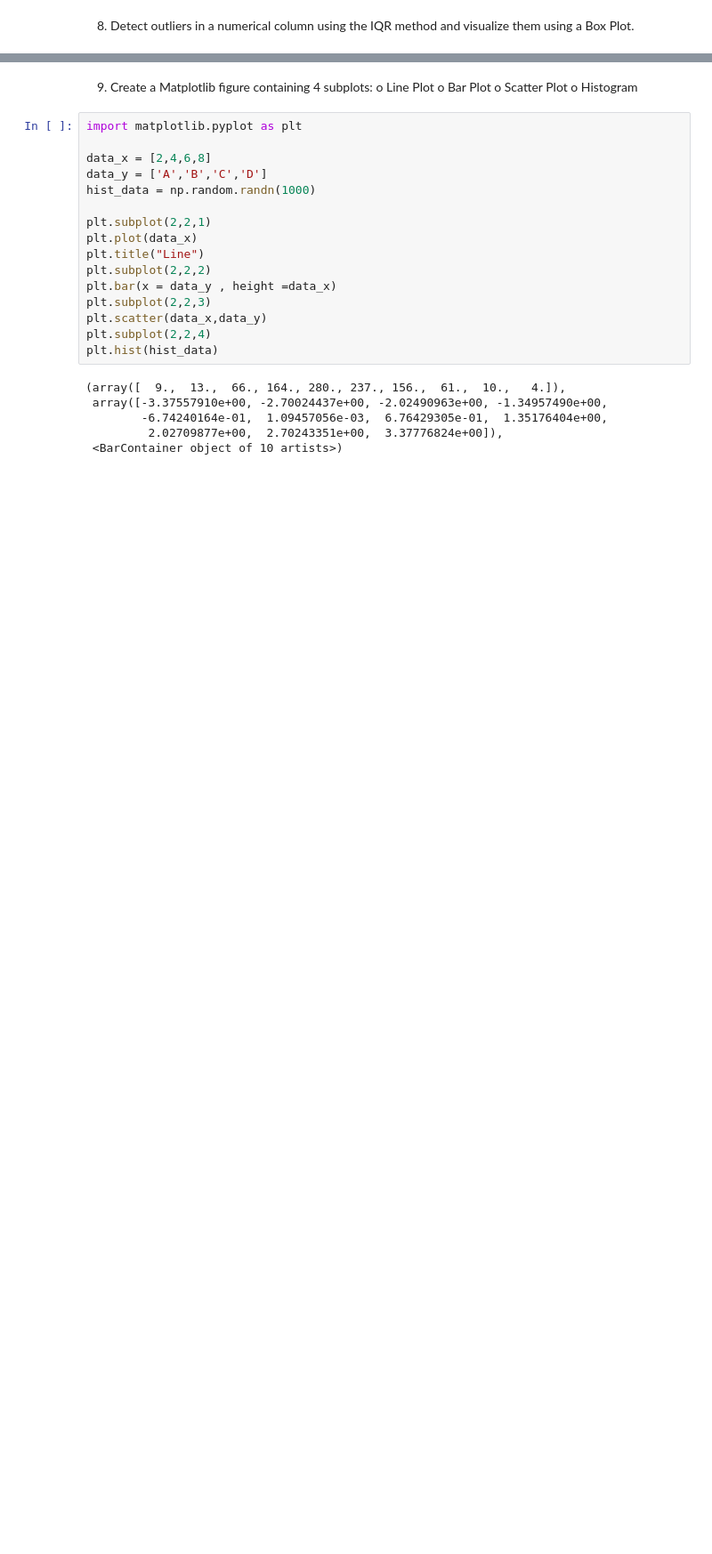
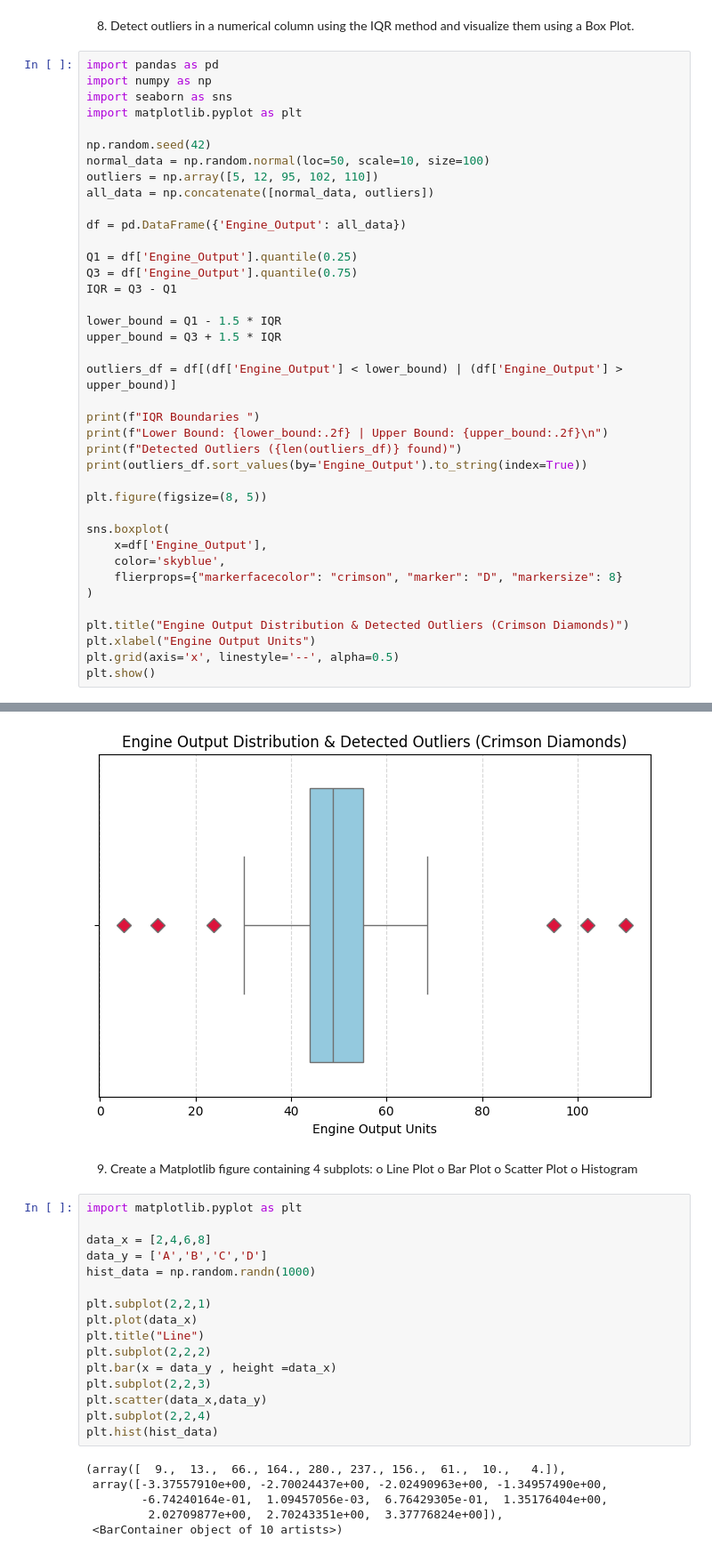
Before and after one commit to Ritika-Gauttam/Summer-2026, a Jupyter notebook: Assignments/assignment9.ipynb, the cells around one changed output, grey strips where cells are left out. Shown at 89% size. Drawn from its saved outputs; the diff is of its cells as text; blank space fills up the shorter version.

```diff
--- a/Assignments/assignment9.ipynb
+++ b/Assignments/assignment9.ipynb
@@ -73,3 +188,43 @@ each category.
 # %% [markdown]
 8. Detect outliers in a numerical column using the IQR method and
 visualize them using a Box Plot.
+# %%
+import pandas as pd
+import numpy as np
+import seaborn as sns
+import matplotlib.pyplot as plt
+
+np.random.seed(42)
+normal_data = np.random.normal(loc=50, scale=10, size=100)
+outliers = np.array([5, 12, 95, 102, 110])
+all_data = np.concatenate([normal_data, outliers])
+
+df = pd.DataFrame({'Engine_Output': all_data})
+
+Q1 = df['Engine_Output'].quantile(0.25)
+Q3 = df['Engine_Output'].quantile(0.75)
+IQR = Q3 - Q1
+
+lower_bound = Q1 - 1.5 * IQR
+upper_bound = Q3 + 1.5 * IQR
+
+outliers_df = df[(df['Engine_Output'] < lower_bound) | (df['Engine_Output'] > upper_bound)]
+
+print(f"IQR Boundaries ")
+print(f"Lower Bound: {lower_bound:.2f} | Upper Bound: {upper_bound:.2f}\n")
+print(f"Detected Outliers ({len(outliers_df)} found)")
+print(outliers_df.sort_values(by='Engine_Output').to_string(index=True))
+
+plt.figure(figsize=(8, 5))
+
+sns.boxplot(
+    x=df['Engine_Output'],
+    color='skyblue',
+    flierprops={"markerfacecolor": "crimson", "marker": "D", "markersize": 8}
+)
+
+plt.title("Engine Output Distribution & Detected Outliers (Crimson Diamonds)")
+plt.xlabel("Engine Output Units")
+plt.grid(axis='x', linestyle='--', alpha=0.5)
+plt.show()
+# %% [output]
@@ -76,3 +242,4 @@ visualize them using a Box Plot.
+[figure, added]
 # %% [markdown]
 9. Create a Matplotlib figure containing 4 subplots:
 o Line Plot
```
Also changed, not shown: parts of 7 cells of this notebook, 4 other files.
